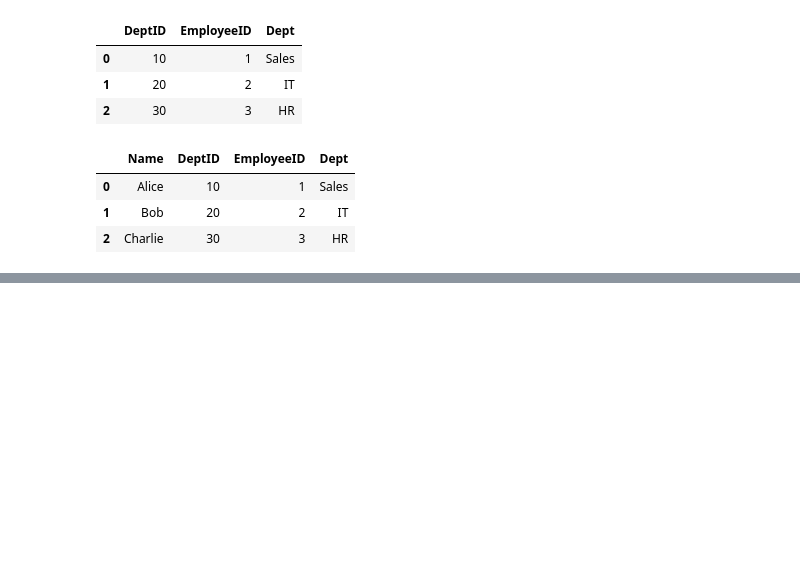
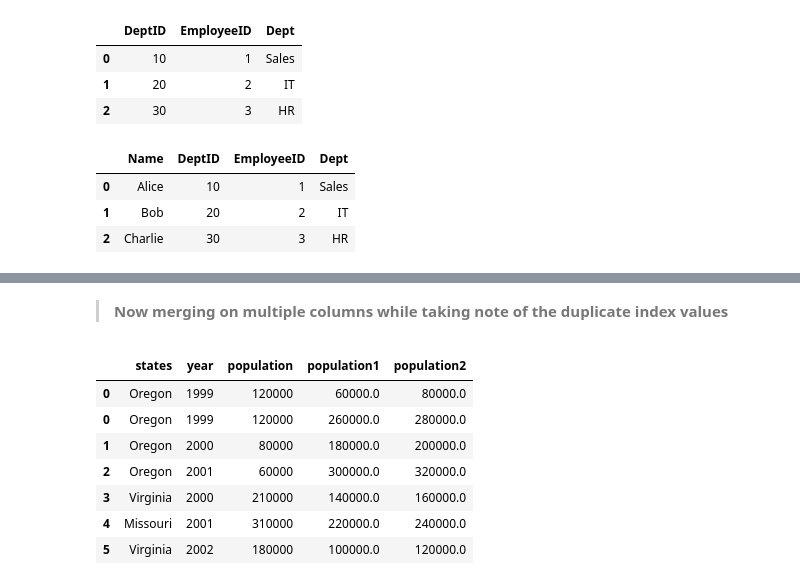
Before and after one commit to Craphtr/Python-Essentials-For-Machine-Learning, a Jupyter notebook: 07_Data_Wrangling_in_Pandas.ipynb, the cells around one changed output, grey strips where cells are left out. Cells and saved outputs as stored; diff of their text form; code cells hidden in the pictures; blank space fills up the shorter version.

```diff
--- a/07_Data_Wrangling_in_Pandas.ipynb
+++ b/07_Data_Wrangling_in_Pandas.ipynb
@@ -566,0 +370,4 @@ print(df5); print(df6); print(pd.concat([df5,df6],join='inner'))
+# %%
+dl = pd.DataFrame({'states': ['Oregon','Oregon','Oregon','Virginia','Missouri','Virginia'],'year':[1999,2000,2001,2000,2001,2002]
+                   ,'population':[120000,80000,60000,210000,310000,180000]})
+dl
@@ -566,0 +382,4 @@ print(df5); print(df6); print(pd.concat([df5,df6],join='inner'))
+# %%
+dr = pd.DataFrame(np.linspace(60000,320000,14).reshape(7,2),index=[['Oregon','Virginia','Virginia','Oregon','Missouri','Oregon','Oregon'],
+                                                                                [1999,2002,2000,2000,2001,1999,2001]],columns=['population1','population2'])
+dr
@@ -566,0 +395,13 @@ print(df5); print(df6); print(pd.concat([df5,df6],join='inner'))
+# %% [markdown]
+> **Now merging on multiple columns while taking note of the duplicate index values**
+# %%
+pd.merge(dl,dr,left_on=['states','year'],right_index=True)
+# %% [output]
+|  | states | year | population | population1 | population2 |
+| 0 | Oregon | 1999 | 120000 | 60000.0 | 80000.0 |
+| 0 | Oregon | 1999 | 120000 | 260000.0 | 280000.0 |
+| 1 | Oregon | 2000 | 80000 | 180000.0 | 200000.0 |
+| 2 | Oregon | 2001 | 60000 | 300000.0 | 320000.0 |
+| 3 | Virginia | 2000 | 210000 | 140000.0 | 160000.0 |
+| 4 | Missouri | 2001 | 310000 | 220000.0 | 240000.0 |
+| 5 | Virginia | 2002 | 180000 | 100000.0 | 120000.0 |
```
Also changed, not shown: parts of 89 cells of this notebook.
